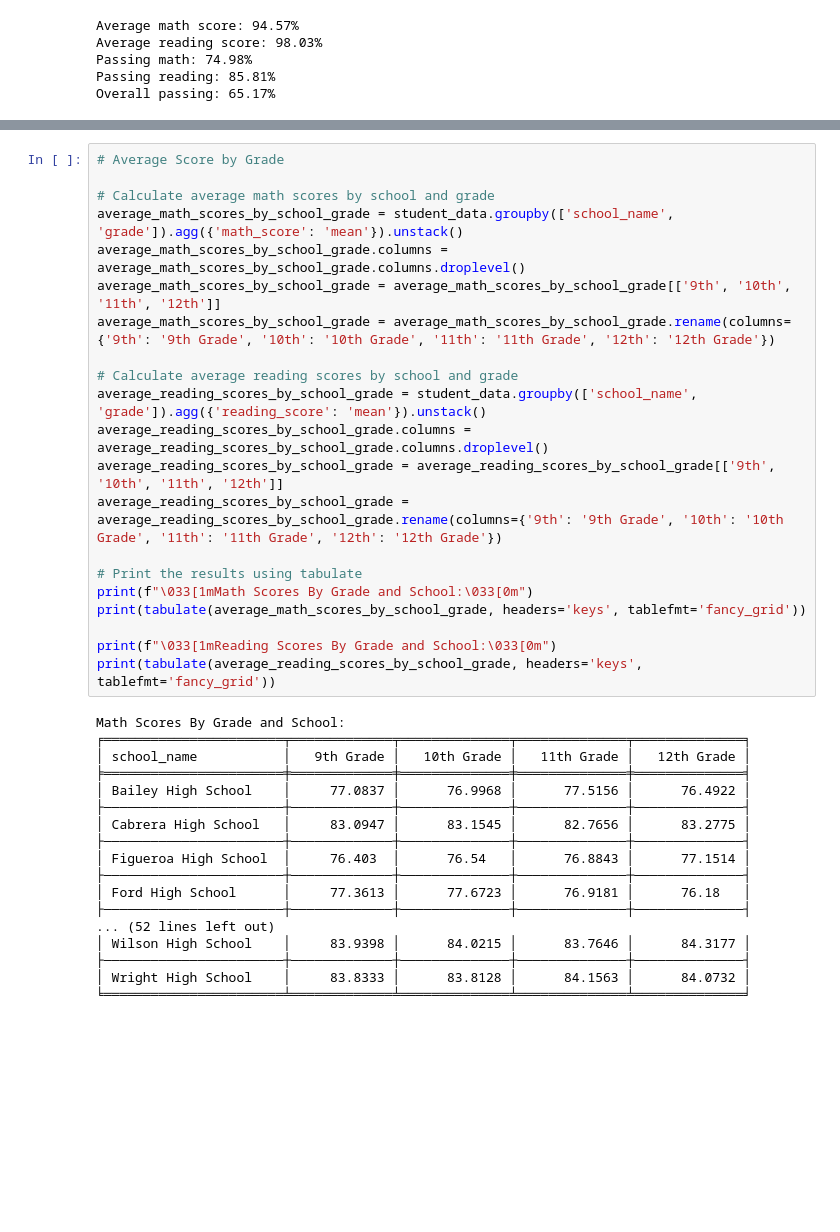
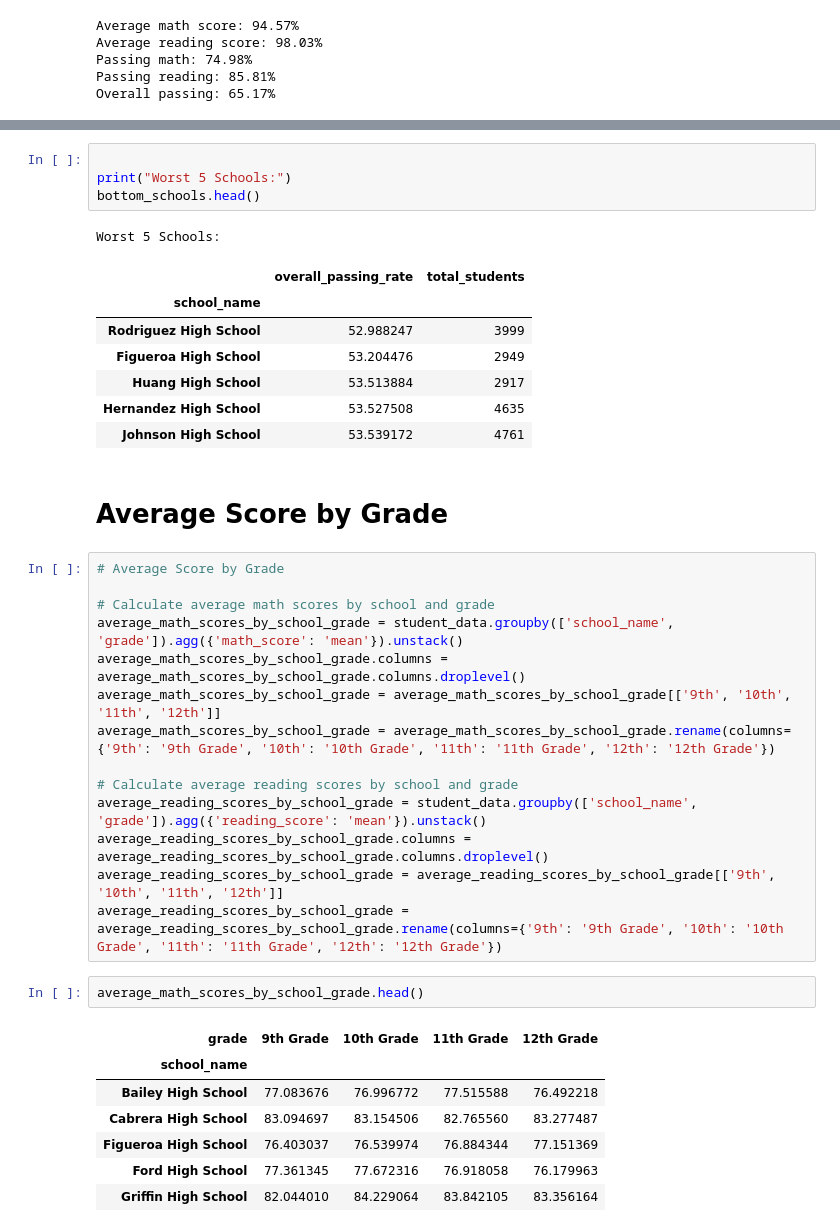
Before and after one commit to biddlebird/pandas-challenge, a Jupyter notebook: My Coding.ipynb, the cells around one changed output, grey strips where cells are left out. Cells and saved outputs as stored; diff of their text form; blank space fills up the shorter version.

```diff
--- a/My Coding.ipynb
+++ b/My Coding.ipynb
@@ -217,3 +224,18 @@ Highest-Preforming:
+# %%
+
+print("Worst 5 Schools:")
+bottom_schools.head()
+# %% [output]
+Worst 5 Schools:
+|  | overall_passing_rate | total_students |
+| school_name |  |  |
+| Rodriguez High School | 52.988247 | 3999 |
+| Figueroa High School | 53.204476 | 2949 |
+| Huang High School | 53.513884 | 2917 |
+| Hernandez High School | 53.527508 | 4635 |
+| Johnson High School | 53.539172 | 4761 |
+# %% [markdown]
+# Average Score by Grade
 # %%
 # Average Score by Grade
 
@@ -228,28 +250,13 @@ average_reading_scores_by_school_grade = student_data.groupby(['school_name', 'g
 average_reading_scores_by_school_grade.columns = average_reading_scores_by_school_grade.columns.droplevel()
 average_reading_scores_by_school_grade = average_reading_scores_by_school_grade[['9th', '10th', '11th', '12th']]
 average_reading_scores_by_school_grade = average_reading_scores_by_school_grade.rename(columns={'9th': '9th Grade', '10th': '10th Grade', '11th': '11th Grade', '12th': '12th Grade'})
-
-# Print the results using tabulate
-print(f"\033[1mMath Scores By Grade and School:\033[0m")
-print(tabulate(average_math_scores_by_school_grade, headers='keys', tablefmt='fancy_grid'))
-
-print(f"\033[1mReading Scores By Grade and School:\033[0m")
-print(tabulate(average_reading_scores_by_school_grade, headers='keys', tablefmt='fancy_grid'))
-# %% [output]
-Math Scores By Grade and School:
-╒═══════════════════════╤═════════════╤══════════════╤══════════════╤══════════════╕
-│ school_name           │   9th Grade │   10th Grade │   11th Grade │   12th Grade │
-╞═══════════════════════╪═════════════╪══════════════╪══════════════╪══════════════╡
-│ Bailey High School    │     77.0837 │      76.9968 │      77.5156 │      76.4922 │
-├───────────────────────┼─────────────┼──────────────┼──────────────┼──────────────┤
-│ Cabrera High School   │     83.0947 │      83.1545 │      82.7656 │      83.2775 │
-├───────────────────────┼─────────────┼──────────────┼──────────────┼──────────────┤
-│ Figueroa High School  │     76.403  │      76.54   │      76.8843 │      77.1514 │
-├───────────────────────┼─────────────┼──────────────┼──────────────┼──────────────┤
-│ Ford High School      │     77.3613 │      77.6723 │      76.9181 │      76.18   │
-├───────────────────────┼─────────────┼──────────────┼──────────────┼──────────────┤
-... (52 lines left out)
-│ Wilson High School    │     83.9398 │      84.0215 │      83.7646 │      84.3177 │
-├───────────────────────┼─────────────┼──────────────┼──────────────┼──────────────┤
-│ Wright High School    │     83.8333 │      83.8128 │      84.1563 │      84.0732 │
-╘═══════════════════════╧═════════════╧══════════════╧══════════════╧══════════════╛
+# %%
+average_math_scores_by_school_grade.head()
+# %% [output]
+| grade | 9th Grade | 10th Grade | 11th Grade | 12th Grade |
+| school_name |  |  |  |  |
+| Bailey High School | 77.083676 | 76.996772 | 77.515588 | 76.492218 |
+| Cabrera High School | 83.094697 | 83.154506 | 82.765560 | 83.277487 |
+| Figueroa High School | 76.403037 | 76.539974 | 76.884344 | 77.151369 |
+| Ford High School | 77.361345 | 77.672316 | 76.918058 | 76.179963 |
+| Griffin High School | 82.044010 | 84.229064 | 83.842105 | 83.356164 |
```
Also changed, not shown: parts of 19 cells of this notebook, 1 other file.
